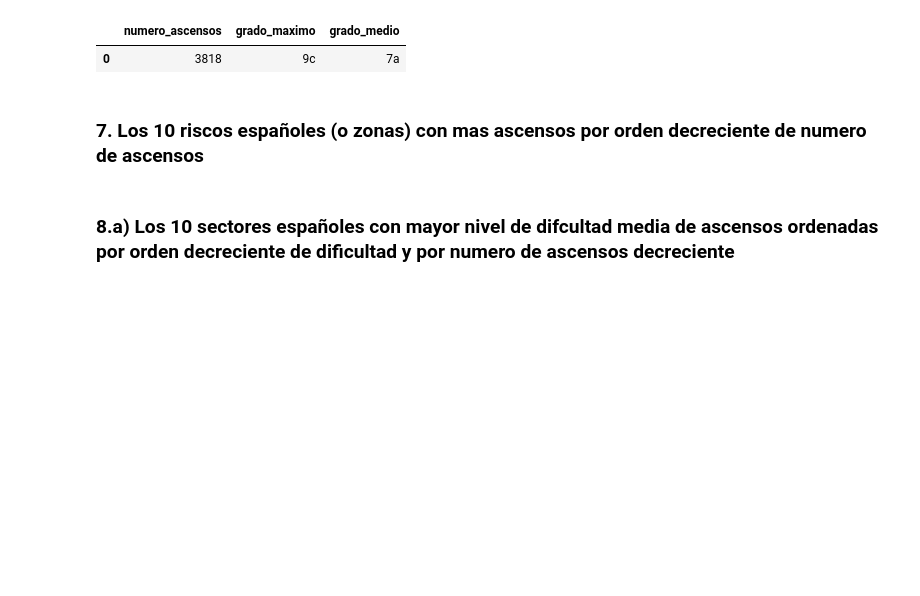
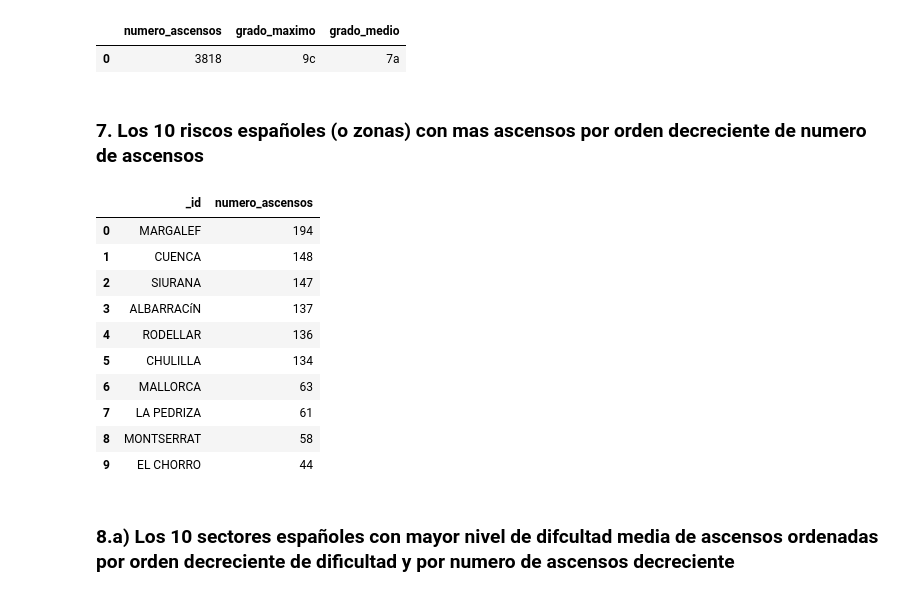
Before and after one commit to jmsanchezff/datahack_practica_bbdd, a Jupyter notebook: MongoDB.ipynb, the cells around one changed output. Cells and saved outputs as stored; diff of their text form; code cells hidden in the pictures; blank space fills up the shorter version.

```diff
--- a/MongoDB.ipynb
+++ b/MongoDB.ipynb
@@ -510,5 +510,31 @@ df[['numero_ascensos', 'grado_maximo', 'grado_medio']]
 | 0 | 3818 | 9c | 7a |
 # %% [markdown]
 ### 7. Los 10 riscos españoles (o zonas) con mas ascensos por orden decreciente de numero de ascensos
+# %%
+from bson.son import SON
+
+result = db.ascensos.aggregate([
+        { "$project" : { "_id" : 0, "risco" : 1, "pais_risco" : 1 } },
+        { "$match" : { "pais_risco": "ESP" }},
+        { "$group" : { "_id" : "$risco", "numero_ascensos" : {"$sum" : 1} }},
+        { "$sort" : {"numero_ascensos" : -1}},
+        { "$limit" : 10}
+    ])
+
+df = pd.DataFrame(list(result));
+
+df
+# %% [output]
+|  | _id | numero_ascensos |
+| 0 | MARGALEF | 194 |
+| 1 | CUENCA | 148 |
+| 2 | SIURANA | 147 |
+| 3 | ALBARRACíN | 137 |
+| 4 | RODELLAR | 136 |
+| 5 | CHULILLA | 134 |
+| 6 | MALLORCA | 63 |
+| 7 | LA PEDRIZA | 61 |
+| 8 | MONTSERRAT | 58 |
+| 9 | EL CHORRO | 44 |
 # %% [markdown]
 ### 8.a) Los 10 sectores españoles con mayor nivel de difcultad media de ascensos ordenadas por orden decreciente de dificultad y por numero de ascensos decreciente
```
Also changed, not shown: parts of 2 cells of this notebook, 1 other file.
